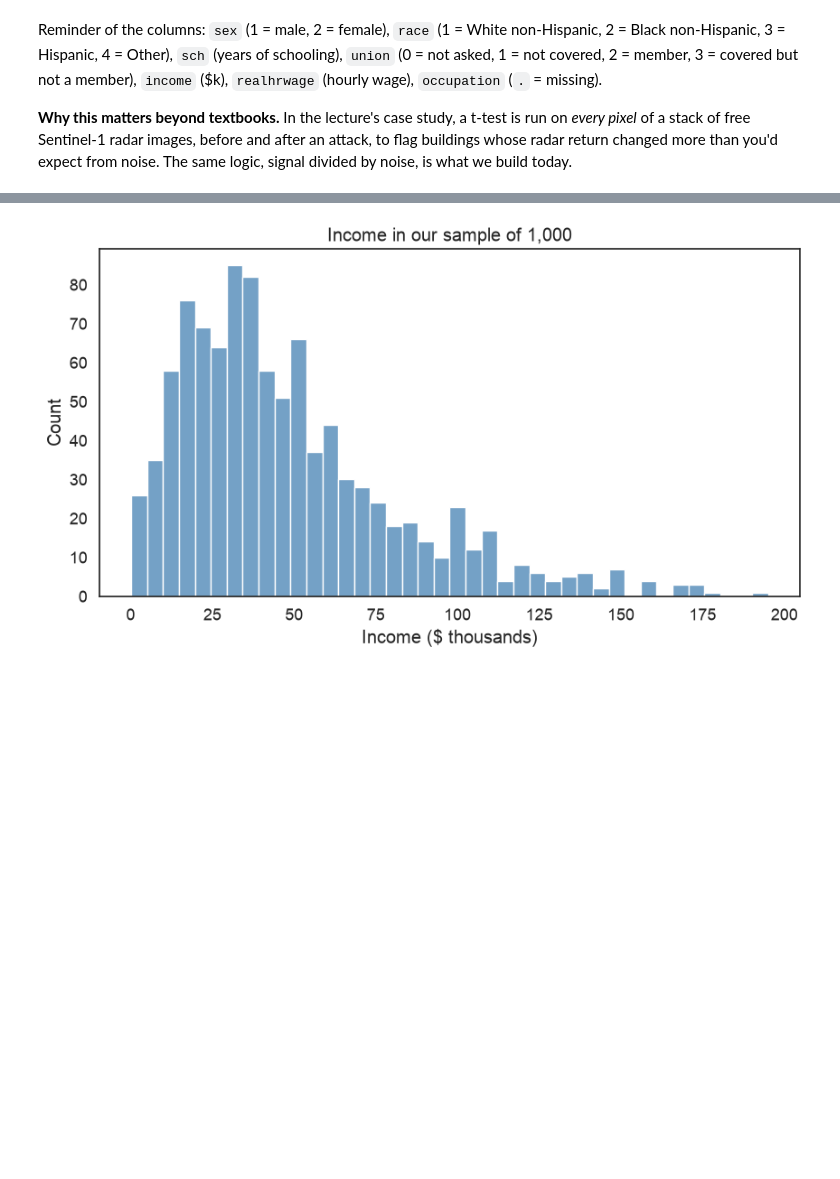
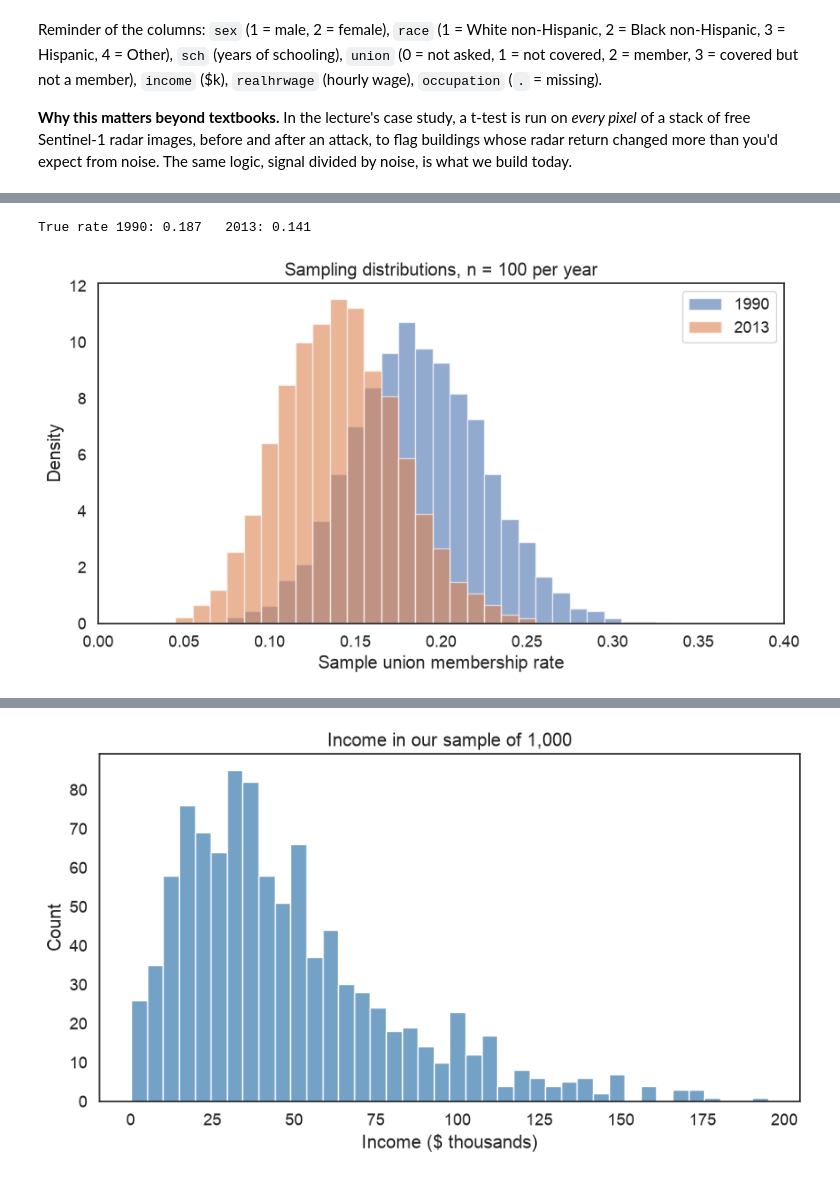
Before and after one commit to oballinger/BASC0005, a Jupyter notebook: notebooks/W06. Hypothesis Testing.ipynb, the cells around one changed output, grey strips where cells are left out. Drawn from its saved outputs; the diff is of its cells as text; code cells hidden in the pictures; blank space fills up the shorter version.

```diff
--- a/notebooks/W06. Hypothesis Testing.ipynb
+++ b/notebooks/W06. Hypothesis Testing.ipynb
@@ -56,0 +127,20 @@ Reminder of the columns: `sex` (1 = male, 2 = female), `race` (1 = White non-His
+# %%
+u90 = cps[(cps["year"] == 1990) & (cps["union"] > 0) & (cps["incwage"] < 200_000)]
+member90 = (u90["union"] == 2).astype(int)
+member13 = unions["member"]
+print(f"True rate 1990: {member90.mean():.3f}   2013: {member13.mean():.3f}")
+
+def compare_years(n):
+    for values, label in [(member90, "1990"), (member13, "2013")]:
+        m = sample_means(values, n)
+        bins = (np.arange(n + 2) - 0.5) / n if n <= 200 else 40
+        plt.hist(m, bins=bins, density=True, alpha=0.6, label=label)
+    plt.xlim(0, 0.4)
+    plt.xlabel("Sample union membership rate"); plt.ylabel("Density")
+    plt.title(f"Sampling distributions, n = {n} per year")
+    plt.legend(); plt.show()
+
+compare_years(100)
+# %% [output]
+True rate 1990: 0.187   2013: 0.141
+[figure, added]
```
Also changed, not shown: parts of 20 cells of this notebook, 29 other files.
